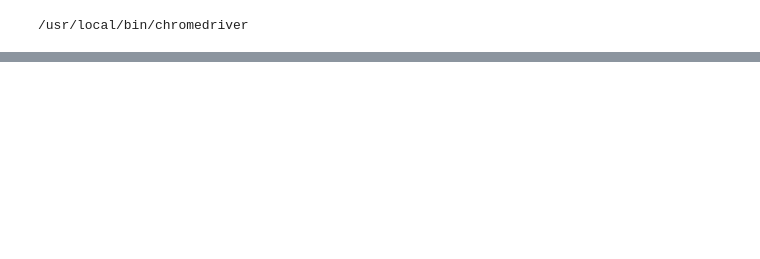
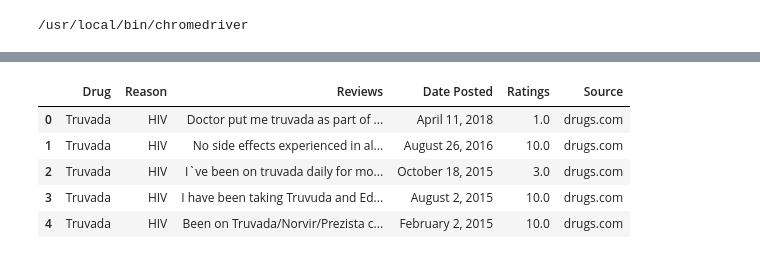
Before and after one commit to mlsalter/hiv_drugs, a Jupyter notebook: HIV_Drugs/hiv_drug_scrape_drug.ipynb, the cells around one changed output, grey strips where cells are left out. Cells and saved outputs as stored; diff of their text form; code cells hidden in the pictures; blank space fills up the shorter version.

```diff
--- a/HIV_Drugs/hiv_drug_scrape_drug.ipynb
+++ b/HIV_Drugs/hiv_drug_scrape_drug.ipynb
@@ -93,0 +272,11 @@ AttributeError: 'NoneType' object has no attribute 'find_all'
+# %%
+# drugs_scrape_df.to_csv('drugs_scrape2.csv', index=False)
+drugs_scrape_df = pd.read_csv('drugs_scrape.csv')
+drugs_scrape_df.head()
+# %% [output]
+|  | Drug | Reason | Reviews | Date Posted | Ratings | Source |
+| 0 | Truvada | HIV | Doctor put me truvada as part of ... | April 11, 2018 | 1.0 | drugs.com |
+| 1 | Truvada | HIV | No side effects experienced in al... | August 26, 2016 | 10.0 | drugs.com |
+| 2 | Truvada | HIV | I`ve been on truvada daily for mo... | October 18, 2015 | 3.0 | drugs.com |
+| 3 | Truvada | HIV | I have been taking Truvuda and Ed... | August 2, 2015 | 10.0 | drugs.com |
+| 4 | Truvada | HIV | Been on Truvada/Norvir/Prezista c... | February 2, 2015 | 10.0 | drugs.com |
```
Also changed, not shown: parts of 18 cells of this notebook, 17 other files.
